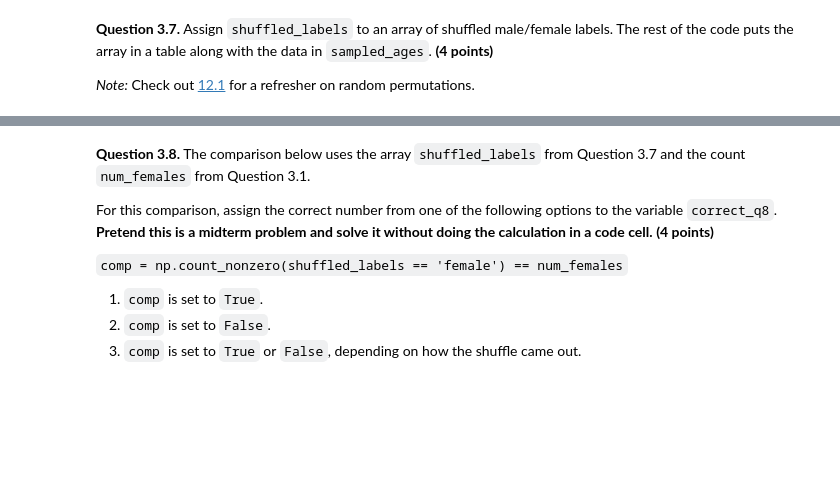
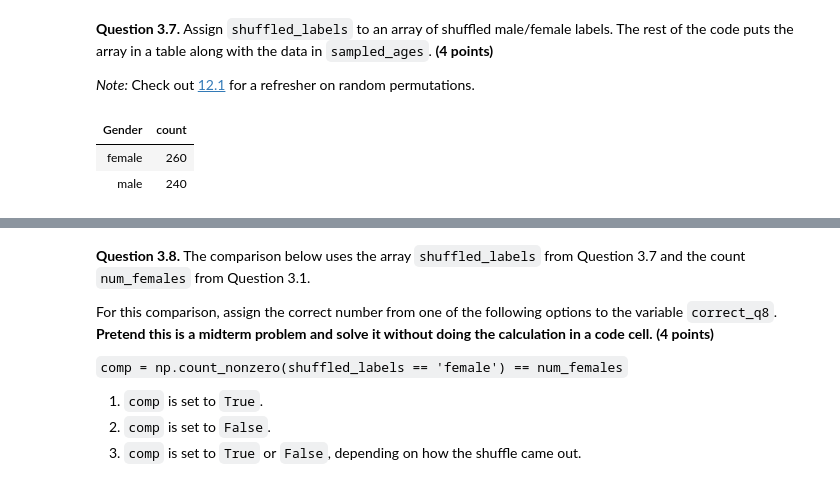
Before and after one commit to lochnes-007/Data8, a Jupyter notebook: homwork/hw07/hw07.ipynb, the cells around one changed output, grey strips where cells are left out. Drawn from its saved outputs; the diff is of its cells as text; code cells hidden in the pictures; blank space fills up the shorter version.

```diff
--- a/homwork/hw07/hw07.ipynb
+++ b/homwork/hw07/hw07.ipynb
@@ -447,8 +451,12 @@ grader.check("q3_6")
 
 *Note:* Check out [12.1](https://inferentialthinking.com/chapters/12/1/AB_Testing.html#predicting-the-statistic-under-the-null-hypothesis) for a refresher on random permutations.
 # %%
-shuffled_labels = ...
+shuffled_labels = sampled_ages.sample(with_replacement=False).column("Gender")
 original_with_shuffled_labels = sampled_ages.with_columns('Shuffled Label', shuffled_labels)
-original_with_shuffled_labels
+original_with_shuffled_labels.group("Gender")
+# %% [output]
+| Gender | count |
+| female | 260 |
+| male | 240 |
 # %%
 grader.check("q3_7")
```
Also changed, not shown: parts of 18 cells of this notebook, 1 other file.
